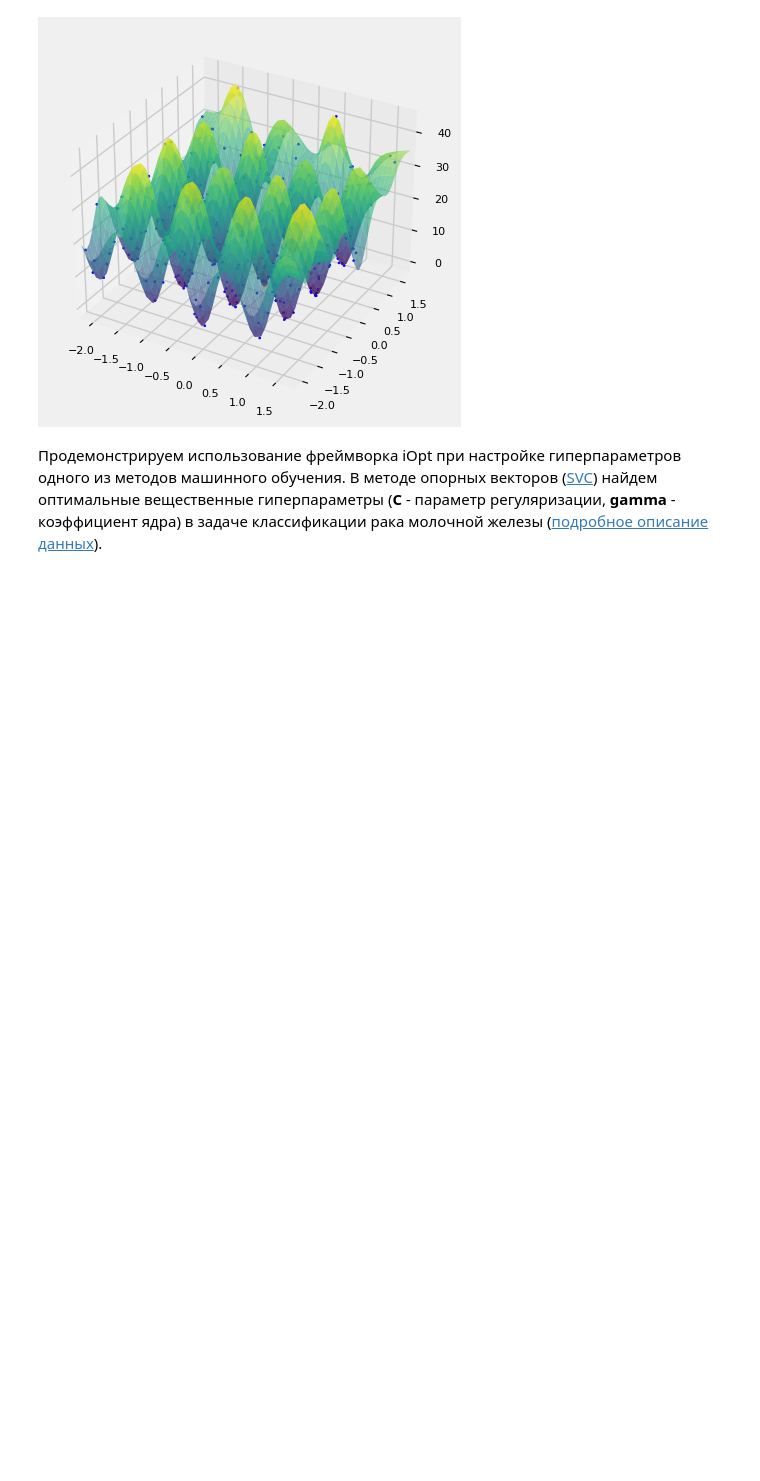
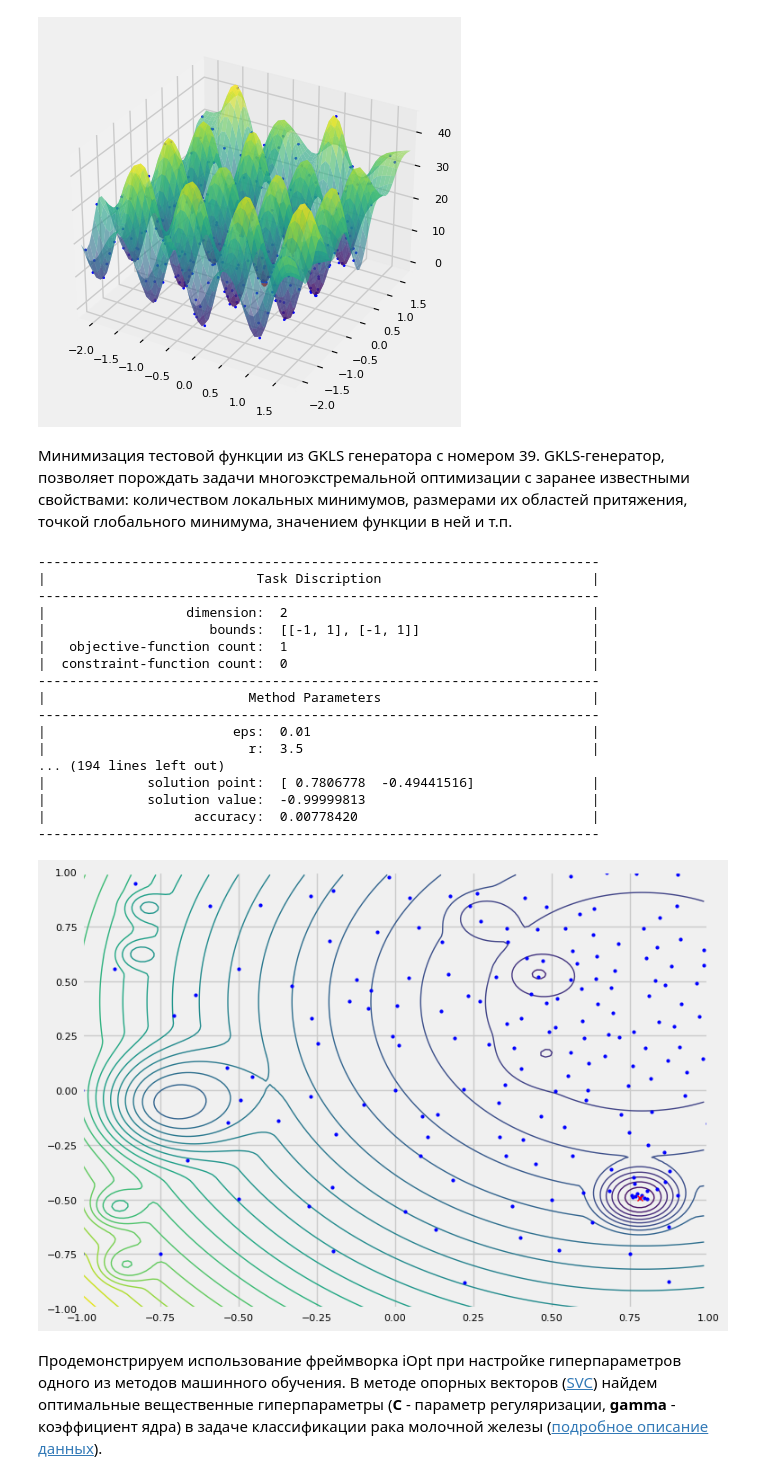
Before and after one commit to aimclub/iOpt, a Jupyter notebook: examples/iOpt_example.ipynb, the cells around one changed output. Cells and saved outputs as stored; diff of their text form; code cells hidden in the pictures; blank space fills up the shorter version.

Commit message:
Добавлен запуск примера GKLS генератора

```diff
--- a/examples/iOpt_example.ipynb
+++ b/examples/iOpt_example.ipynb
@@ -46,6 +47,49 @@ sol = solver.Solve()
 |                   accuracy:  0.01408524                              |
 ------------------------------------------------------------------------
 [figure]
+# %% [markdown]
+Минимизация тестовой функции из GKLS генератора с номером 39.
+GKLS-генератор, позволяет порождать задачи многоэкстремальной оптимизации с заранее известными свойствами:
+количеством локальных минимумов, размерами их областей притяжения, точкой глобального минимума, значением функции в ней и т.п.
+# %%
+    # создание объекта задачи
+    problem = GKLS(2, 39)
+
+    # Формируем параметры решателя
+    params = SolverParameters(r=3.5, eps=0.01, itersLimit=300, refineSolution=True)
+
+    # Создаем решатель
+    solver = Solver(problem, parameters=params)
+
+    # Добавляем вывод резултатов в консоль
+    cfol = ConsoleFullOutputListener(mode='full')
+    solver.AddListener(cfol)
+
+    # Добавляем построение 3D визуализации после решения задачи
+    spl = StaticNDPaintListener("GKLS.png", "output", varsIndxs=[0, 1], mode="lines layers", calc="objective function")
+    solver.AddListener(spl)
+
+    # Решение задачи
+    sol = solver.Solve()
+# %% [output]
+------------------------------------------------------------------------
+|                           Task Discription                           |
+------------------------------------------------------------------------
+|                  dimension:  2                                       |
+|                     bounds:  [[-1, 1], [-1, 1]]                      |
+|   objective-function count:  1                                       |
+|  constraint-function count:  0                                       |
+------------------------------------------------------------------------
+|                          Method Parameters                           |
+------------------------------------------------------------------------
+|                        eps:  0.01                                    |
+|                          r:  3.5                                     |
+... (194 lines left out)
+|             solution point:  [ 0.7806778  -0.49441516]               |
+|             solution value:  -0.99999813                             |
+|                   accuracy:  0.00778420                              |
+------------------------------------------------------------------------
+[figure, added]
 # %% [markdown]
 Продемонстрируем использование фреймворка iOpt при настройке гиперпараметров одного из методов машинного обучения. В методе опорных векторов  ([SVC](https://scikit-learn.org/stable/modules/generated/sklearn.svm.SVC.html)) найдем оптимальные вещественные гиперпараметры (**C** - параметр регуляризации, **gamma** - коэффициент ядра) в задаче классификации рака молочной железы ([подробное описание данных](https://archive.ics.uci.edu/ml/datasets/Breast+Cancer+Wisconsin+(Diagnostic))).
 # %%
```
Also changed, not shown: parts of 3 cells of this notebook.
